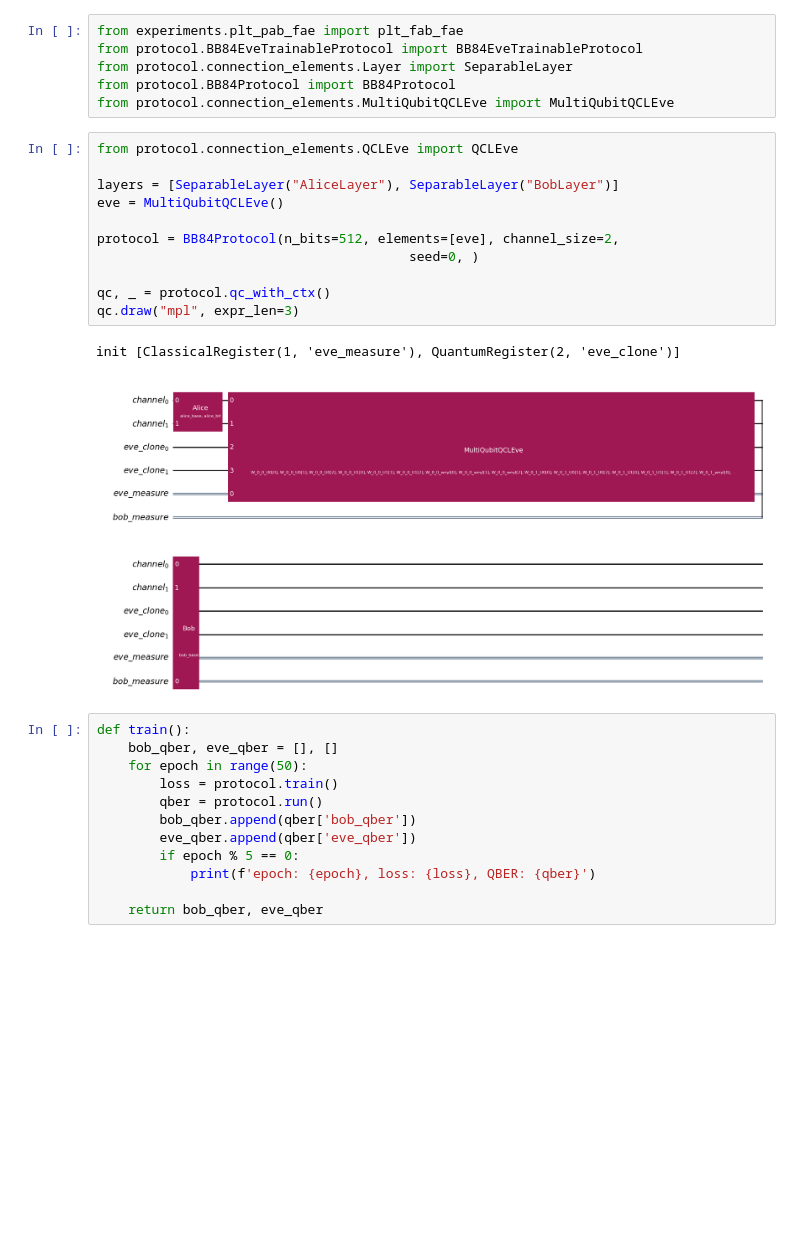
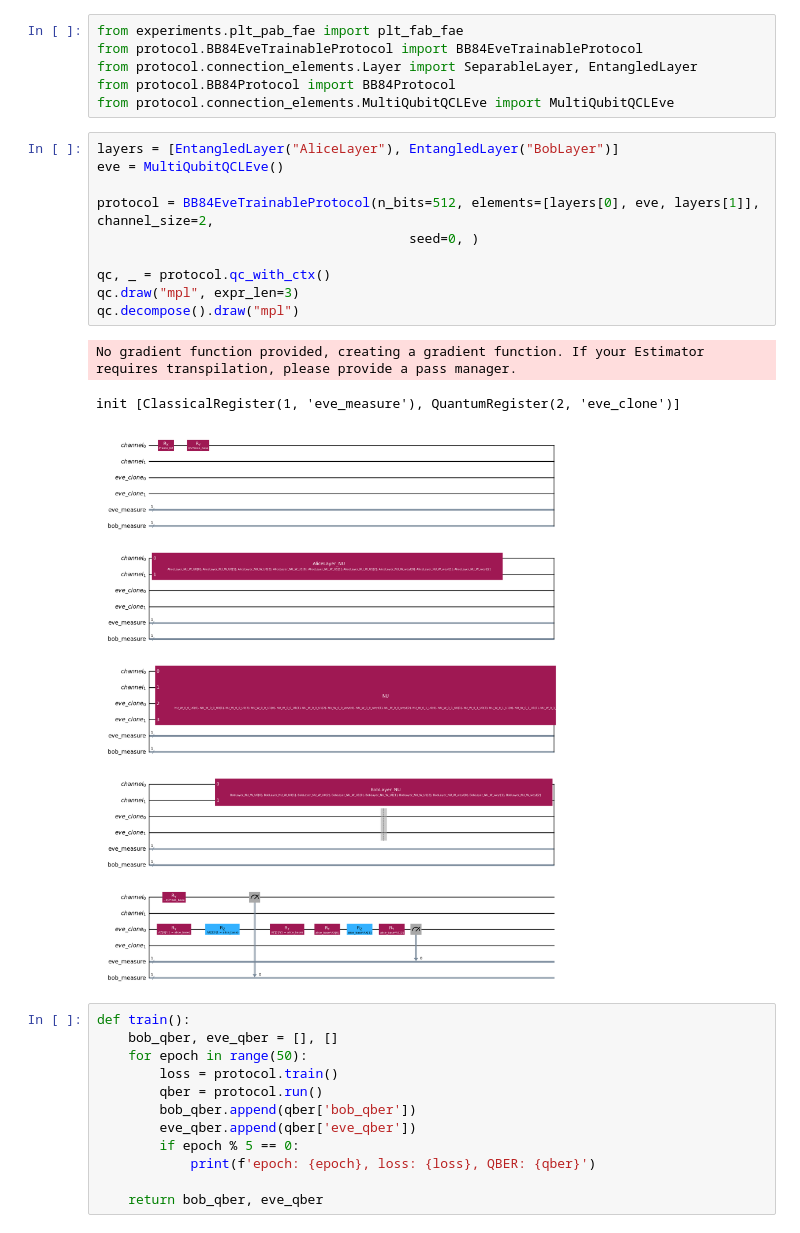
Before and after one commit to wojciechp6/BB84-QCL-error-correction, a Jupyter notebook: experiments/gan_multi_qubit.ipynb, the cells around one changed output. Cells and saved outputs as stored; diff of their text form; blank space fills up the shorter version.

```diff
--- a/experiments/gan_multi_qubit.ipynb
+++ b/experiments/gan_multi_qubit.ipynb
@@ -1,23 +1,23 @@
 # %%
 from experiments.plt_pab_fae import plt_fab_fae
 from protocol.BB84EveTrainableProtocol import BB84EveTrainableProtocol
-from protocol.connection_elements.Layer import SeparableLayer
+from protocol.connection_elements.Layer import SeparableLayer, EntangledLayer
 from protocol.BB84Protocol import BB84Protocol
 from protocol.connection_elements.MultiQubitQCLEve import MultiQubitQCLEve
 # %%
-from protocol.connection_elements.QCLEve import QCLEve
-
-layers = [SeparableLayer("AliceLayer"), SeparableLayer("BobLayer")]
+layers = [EntangledLayer("AliceLayer"), EntangledLayer("BobLayer")]
 eve = MultiQubitQCLEve()
 
-protocol = BB84Protocol(n_bits=512, elements=[eve], channel_size=2,
+protocol = BB84EveTrainableProtocol(n_bits=512, elements=[layers[0], eve, layers[1]], channel_size=2,
                                         seed=0, )
 
 qc, _ = protocol.qc_with_ctx()
 qc.draw("mpl", expr_len=3)
+qc.decompose().draw("mpl")
 # %% [output]
-init [ClassicalRegister(1, 'eve_measure'), QuantumRegister(2, 'eve_clone')]
+No gradient function provided, creating a gradient function. If your Estimator requires transpilation, please provide a pass manager.
+init [ClassicalRegister(1, 'eve_measure'), QuantumRegister(2, 'eve_clone')]
-[figure, old version]
+[figure, new version]
 # %%
 def train():
     bob_qber, eve_qber = [], []
```
Also changed, not shown: parts of 9 cells of this notebook, 3 other files.
